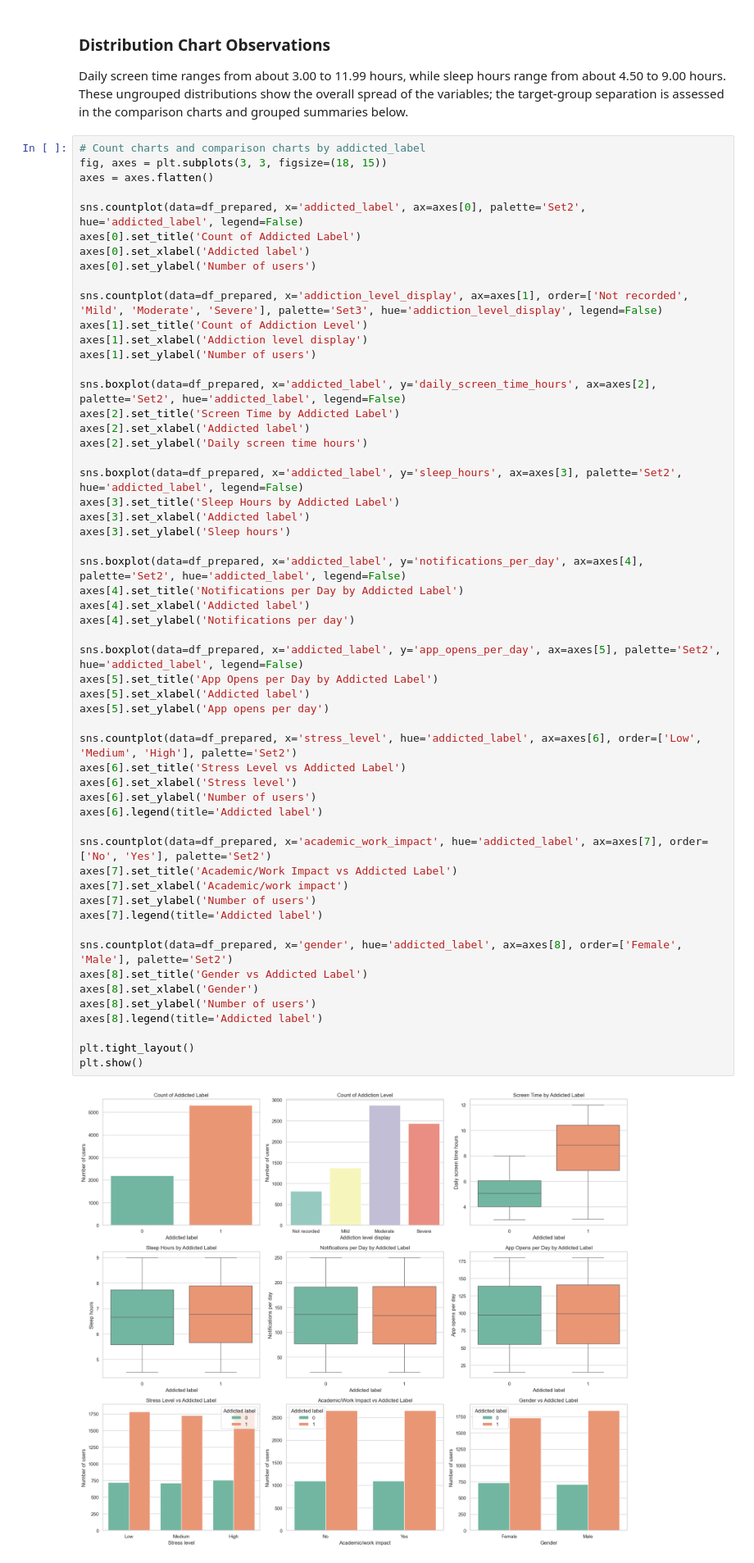
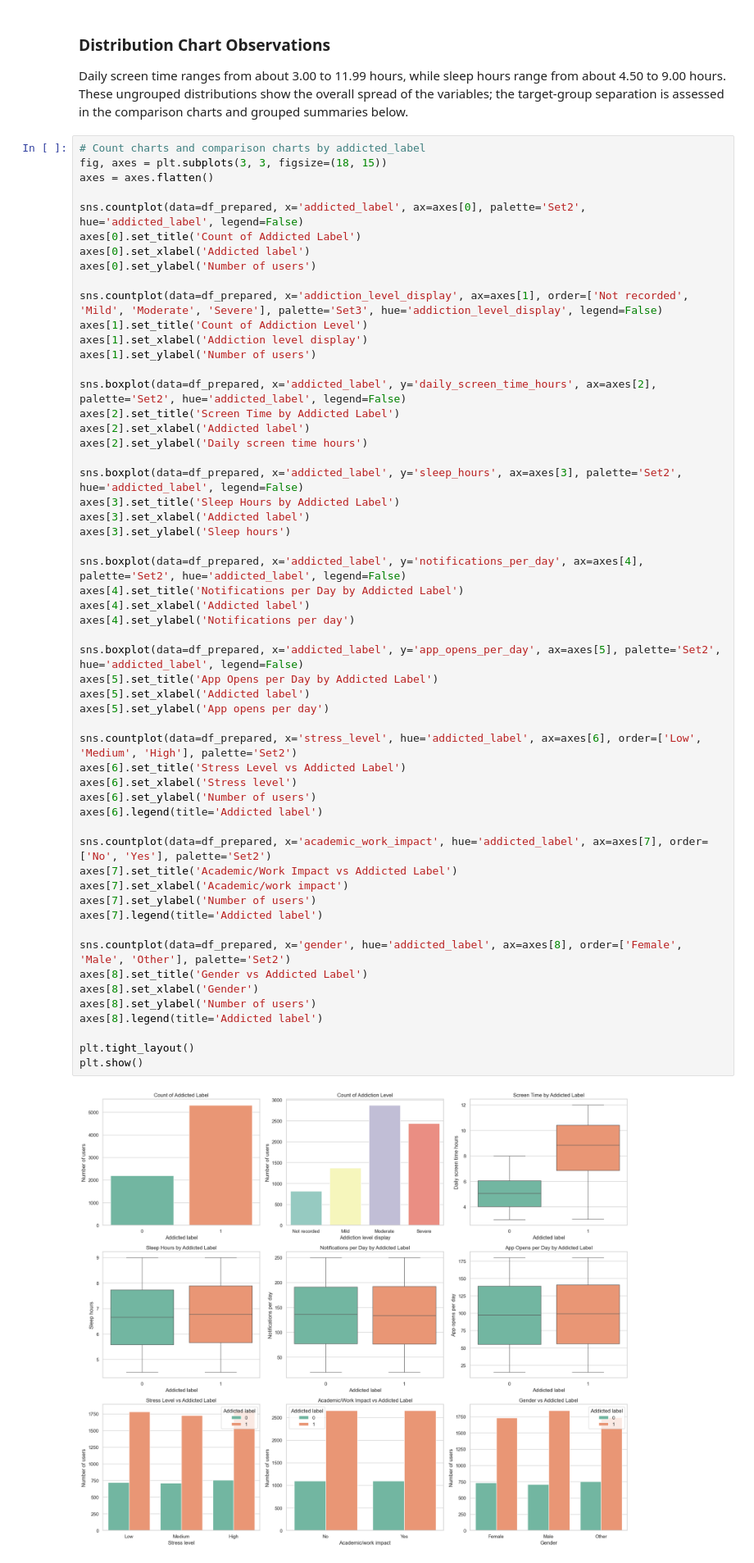
Before and after one commit to Zikri809/Data_Analytics_Project, a Jupyter notebook: Analysis.ipynb, the cells around one changed output. Shown at 82% size. Drawn from its saved outputs; the diff is of its cells as text.

```diff
--- a/Analysis.ipynb
+++ b/Analysis.ipynb
@@ -859,35 +1232,35 @@ axes[3].set_ylabel('Sleep hours')
 sns.boxplot(data=df_prepared, x='addicted_label', y='notifications_per_day', ax=axes[4], palette='Set2', hue='addicted_label', legend=False)
 axes[4].set_title('Notifications per Day by Addicted Label')
 axes[4].set_xlabel('Addicted label')
 axes[4].set_ylabel('Notifications per day')
 
 sns.boxplot(data=df_prepared, x='addicted_label', y='app_opens_per_day', ax=axes[5], palette='Set2', hue='addicted_label', legend=False)
 axes[5].set_title('App Opens per Day by Addicted Label')
 axes[5].set_xlabel('Addicted label')
 axes[5].set_ylabel('App opens per day')
 
 sns.countplot(data=df_prepared, x='stress_level', hue='addicted_label', ax=axes[6], order=['Low', 'Medium', 'High'], palette='Set2')
 axes[6].set_title('Stress Level vs Addicted Label')
 axes[6].set_xlabel('Stress level')
 axes[6].set_ylabel('Number of users')
 axes[6].legend(title='Addicted label')
 
 sns.countplot(data=df_prepared, x='academic_work_impact', hue='addicted_label', ax=axes[7], order=['No', 'Yes'], palette='Set2')
 axes[7].set_title('Academic/Work Impact vs Addicted Label')
 axes[7].set_xlabel('Academic/work impact')
 axes[7].set_ylabel('Number of users')
 axes[7].legend(title='Addicted label')
 
-sns.countplot(data=df_prepared, x='gender', hue='addicted_label', ax=axes[8], order=['Female', 'Male'], palette='Set2')
+sns.countplot(data=df_prepared, x='gender', hue='addicted_label', ax=axes[8], order=['Female', 'Male', 'Other'], palette='Set2')
 axes[8].set_title('Gender vs Addicted Label')
 axes[8].set_xlabel('Gender')
 axes[8].set_ylabel('Number of users')
 axes[8].legend(title='Addicted label')
 
 plt.tight_layout()
 plt.show()
 # %% [output]
-[figure, old version]
+[figure, new version]
 # %% [markdown]
 ### Comparison Chart Observations
 
```
Also changed, not shown: parts of 49 cells of this notebook, 1 other file.
